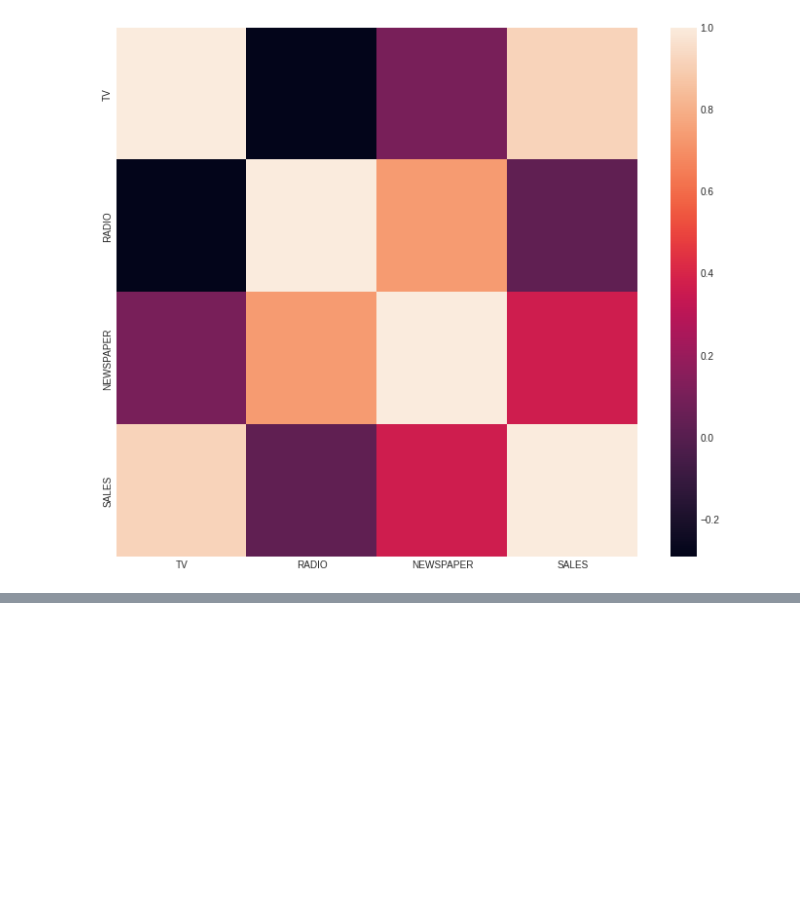
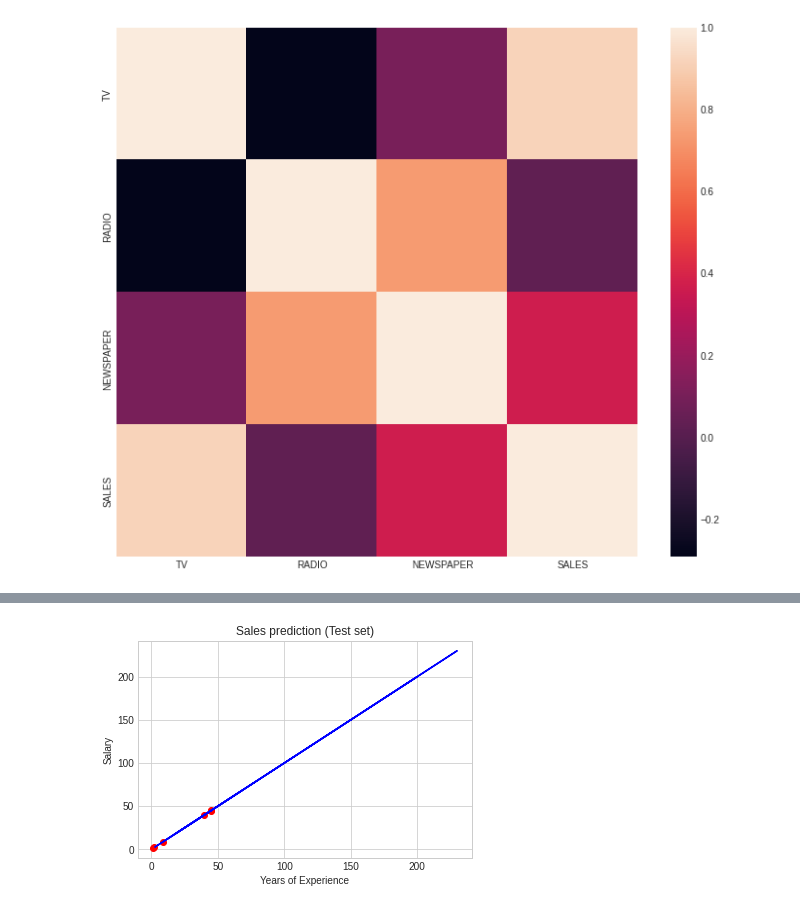
Before and after one commit to sreeyadora/college, a Jupyter notebook: mini_project.ipynb, the cells around one changed output, grey strips where cells are left out. Saved outputs shown, nothing was run; the diff lists cells and outputs as text; code cells hidden in the pictures; blank space fills up the shorter version.

```diff
--- a/mini_project.ipynb
+++ b/mini_project.ipynb
@@ -49,3 +66,12 @@ print(data)
+# %%
+plt.scatter(xtest,ytest,color='red')
+plt.plot(xtrain,model.predict(xtrain),color='blue')
+plt.title('Sales prediction (Test set)')
+plt.xlabel('Years of Experience')
+plt.ylabel('Salary')
+plt.show()
+# %% [output]
+[figure, added]
 # %%
 from sklearn.metrics import mean_absolute_error,r2_score,mean_squared_error
 import numpy as np
```
Also changed, not shown: parts of 5 cells of this notebook.
